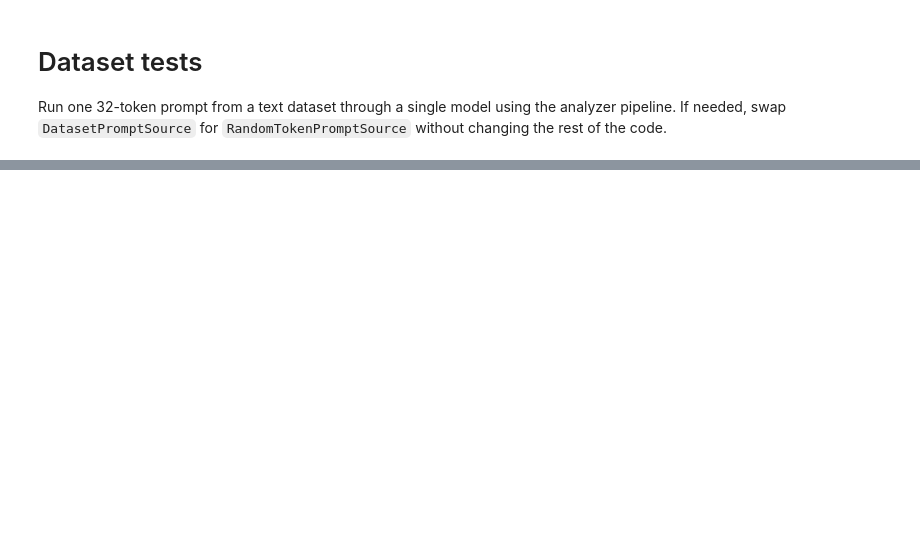
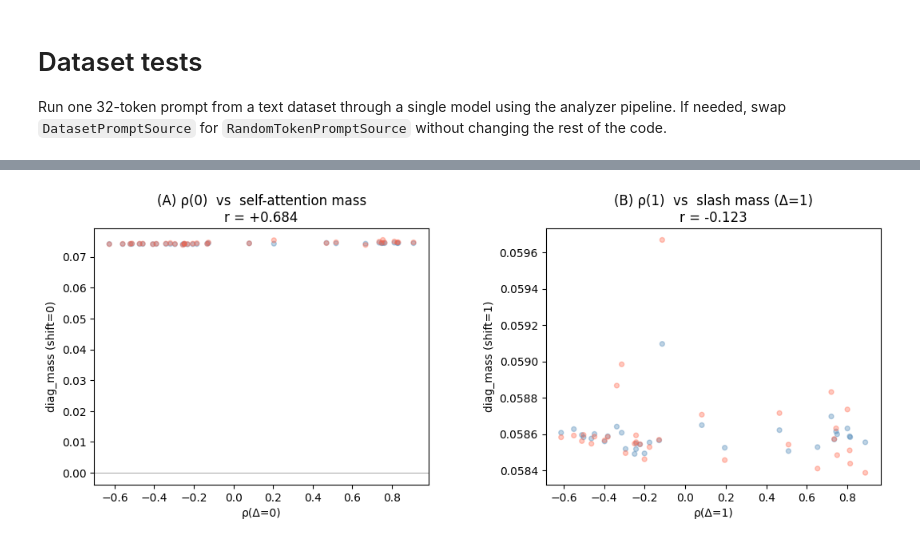
Before and after one commit to raffaeledagostino/sparse-attention-patterns, a Jupyter notebook: dataset.ipynb, the cells around one changed output, grey strips where cells are left out. Cells and saved outputs as stored; diff of their text form; code cells hidden in the pictures; blank space fills up the shorter version.

```diff
--- a/dataset.ipynb
+++ b/dataset.ipynb
@@ -179,0 +723,29 @@ Name: sink_mass_token_0, dtype: float64
+# %%
+
+# ── CELL 10: Visualizzazione ─────────────────────────────────
+fig = plt.figure(figsize=(20, 10))
+gs  = fig.add_gridspec(2, 3, hspace=0.4, wspace=0.35)
+
+# Colori per source
+clr_map = {"random": "steelblue", "wikitext": "tomato"}
+c_pts   = [clr_map[l] for l in df["label"]]
+
+# Panel A — ρ(0) vs self-attention mass
+ax = fig.add_subplot(gs[0, 0])
+ax.scatter(df["rho_0"], df["diag_mass_0"], c=c_pts, alpha=0.35, s=18, rasterized=True)
+r, _ = spearmanr(df["rho_0"], df["diag_mass_0"])
+ax.set_xlabel("ρ(Δ=0)");  ax.set_ylabel("diag_mass (shift=0)")
+ax.set_title(f"(A) ρ(0)  vs  self-attention mass\nr = {r:+.3f}")
+ax.axhline(0, color="gray", lw=0.5)
+
+# Panel B — ρ(1) vs slash mass (shift=1)
+ax = fig.add_subplot(gs[0, 1])
+ax.scatter(df["rho_1"], df["diag_mass_shifted_1"], c=c_pts, alpha=0.35, s=18, rasterized=True)
+r, _ = spearmanr(df["rho_1"], df["diag_mass_shifted_1"])
+ax.set_xlabel("ρ(Δ=1)");  ax.set_ylabel("diag_mass (shift=1)")
+ax.set_title(f"(B) ρ(1)  vs  slash mass (Δ=1)\nr = {r:+.3f}")
+
+# Panel C — ρ(2) vs slash mass (shift=1)
+ax = fig
+# %% [output]
+[figure, added]
```
Also changed, not shown: parts of 12 cells of this notebook, 4 other files.
